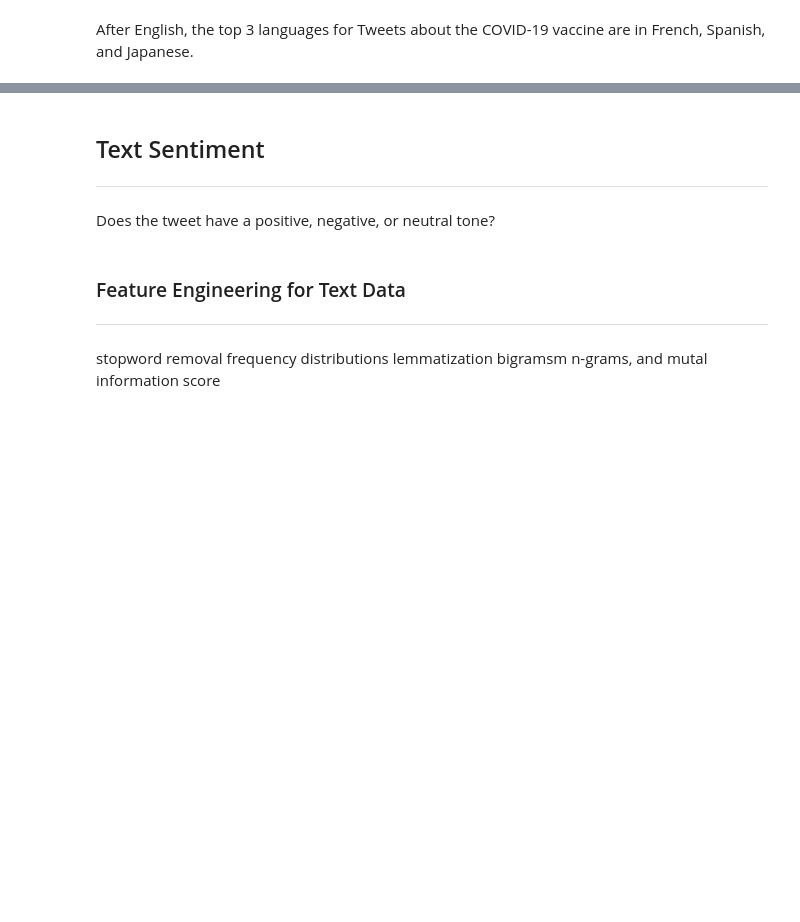
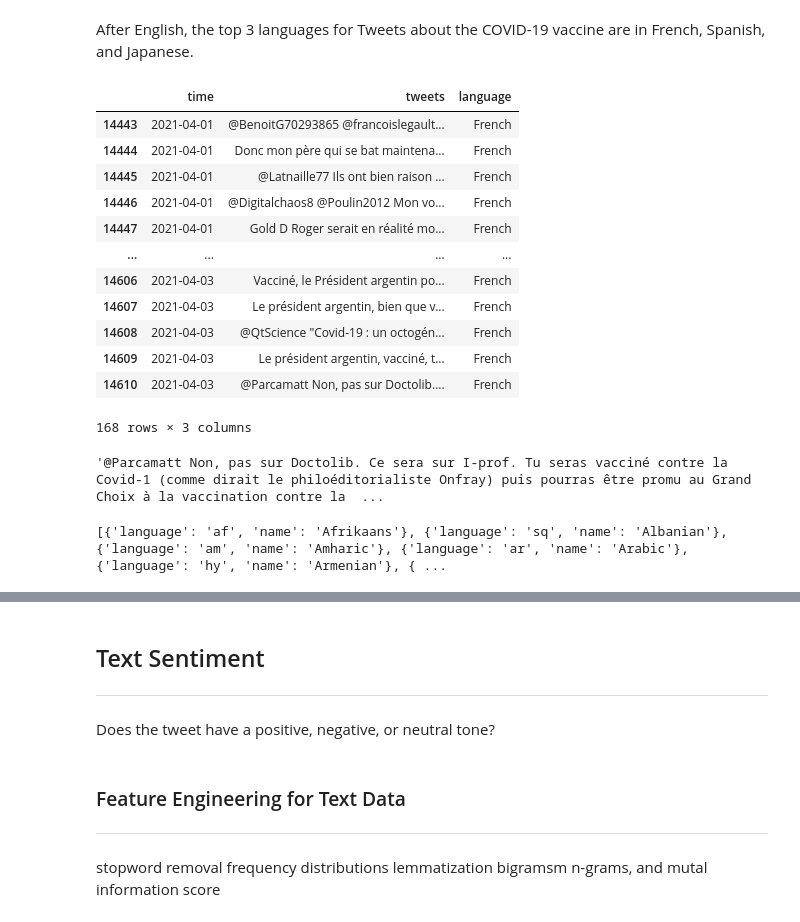
Before and after one commit to cassnutt/worldwide_covid19_vaccines, a Jupyter notebook: Twitter Sentiment Analysis.ipynb, the cells around one changed output, grey strips where cells are left out. Saved outputs shown, nothing was run; the diff lists cells and outputs as text; code cells hidden in the pictures; blank space fills up the shorter version.

Commit message:
google cloud translate API working

```diff
--- a/Twitter Sentiment Analysis.ipynb
+++ b/Twitter Sentiment Analysis.ipynb
@@ -357,3 +317,21 @@ After English, the top 3 languages for Tweets about the COVID-19 vaccine are in
 # %%
 ##translate all to english?
 # googletrans?
+# %%
+fr_df = df2[df2['language'] == 'French']
+# %%
+fr_df
+# %% [output]
+|  | time | tweets | language |
+| 14443 | 2021-04-01 | @BenoitG70293865 @francoislegault... | French |
+| 14444 | 2021-04-01 | Donc mon père qui se bat maintena... | French |
+| 14445 | 2021-04-01 | @Latnaille77 Ils ont bien raison ... | French |
+| 14446 | 2021-04-01 | @Digitalchaos8 @Poulin2012 Mon vo... | French |
+| 14447 | 2021-04-01 | Gold D Roger serait en réalité mo... | French |
+| ... | ... | ... | ... |
+| 14606 | 2021-04-03 | Vacciné, le Président argentin po... | French |
+| 14607 | 2021-04-03 | Le président argentin, bien que v... | French |
+| 14608 | 2021-04-03 | @QtScience "Covid-19 : un octogén... | French |
+| 14609 | 2021-04-03 | Le président argentin, vacciné, t... | French |
+| 14610 | 2021-04-03 | @Parcamatt Non, pas sur Doctolib.... | French |
+168 rows × 3 columns
@@ -359,0 +348,5 @@ After English, the top 3 languages for Tweets about the COVID-19 vaccine are in
+# %%
+text = fr_df.tweets.loc[14610]
+text
+# %% [output]
+'@Parcamatt Non, pas sur Doctolib. Ce sera sur I-prof. Tu seras vacciné contre la Covid-1 (comme dirait le philoéditorialiste Onfray) puis pourras être promu au Grand Choix à la vaccination contre la  ...
@@ -359,0 +360,5 @@ After English, the top 3 languages for Tweets about the COVID-19 vaccine are in
+# %%
+# translate_client = translate.Client()
+print(translate_client.get_languages())
+# %% [output]
+[{'language': 'af', 'name': 'Afrikaans'}, {'language': 'sq', 'name': 'Albanian'}, {'language': 'am', 'name': 'Amharic'}, {'language': 'ar', 'name': 'Arabic'}, {'language': 'hy', 'name': 'Armenian'}, { ...
```
Also changed, not shown: parts of 29 cells of this notebook, 1 other file.
